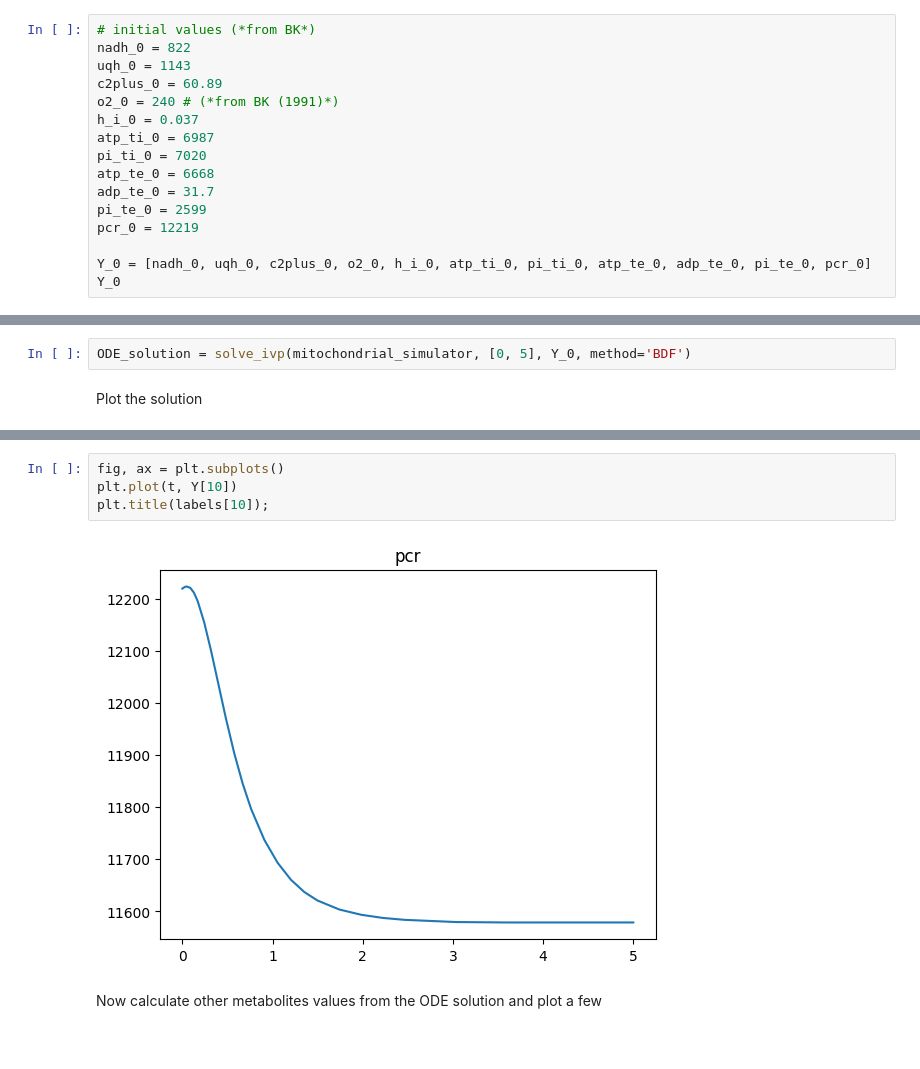
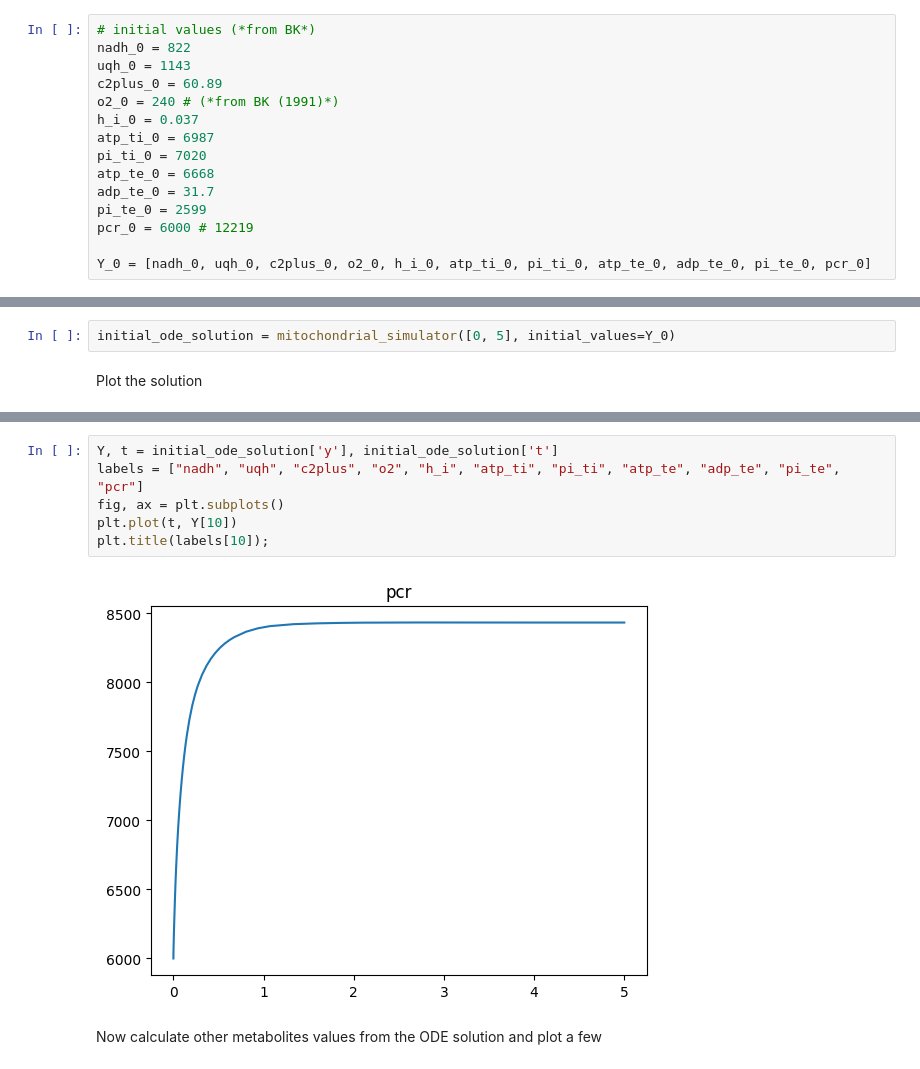
Before and after one commit to notreallyme2/pytochondrion, a Jupyter notebook: demo.ipynb, the cells around one changed output, grey strips where cells are left out. Saved outputs shown, nothing was run; the diff lists cells and outputs as text.

```diff
--- a/demo.ipynb
+++ b/demo.ipynb
@@ -22,7 +22,6 @@ pi_ti_0 = 7020
 atp_te_0 = 6668
 adp_te_0 = 31.7
 pi_te_0 = 2599
-pcr_0 = 12219
+pcr_0 = 6000 # 12219
 
 Y_0 = [nadh_0, uqh_0, c2plus_0, o2_0, h_i_0, atp_ti_0, pi_ti_0, atp_te_0, adp_te_0, pi_te_0, pcr_0]
-Y_0
@@ -31,5 +28,5 @@ Y_0
 # %%
-ODE_solution = solve_ivp(mitochondrial_simulator, [0, 5], Y_0, method='BDF')
+initial_ode_solution = mitochondrial_simulator([0, 5], initial_values=Y_0)
 # %% [markdown]
 Plot the solution
 # %%
@@ -45,9 +45,11 @@ ax.legend();
 # %%
+Y, t = initial_ode_solution['y'], initial_ode_solution['t']
+labels = ["nadh", "uqh", "c2plus", "o2", "h_i", "atp_ti", "pi_ti", "atp_te", "adp_te", "pi_te", "pcr"]
 fig, ax = plt.subplots()
 plt.plot(t, Y[10])
 plt.title(labels[10]);
 # %% [output]
-[figure, old version]
+[figure, new version]
 # %% [markdown]
 Now calculate other metabolites values from the ODE solution and plot a few
 # %%
```
Also changed, not shown: parts of 11 cells of this notebook, 1 other file.
